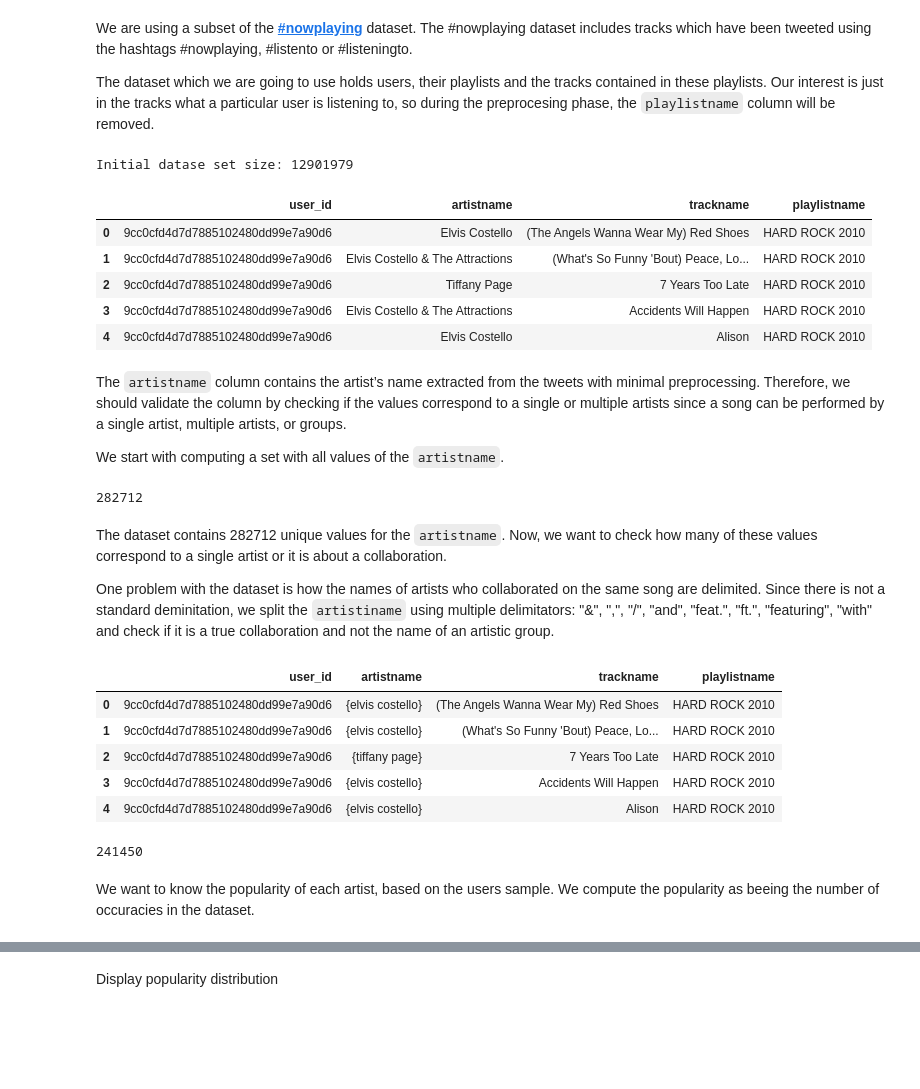
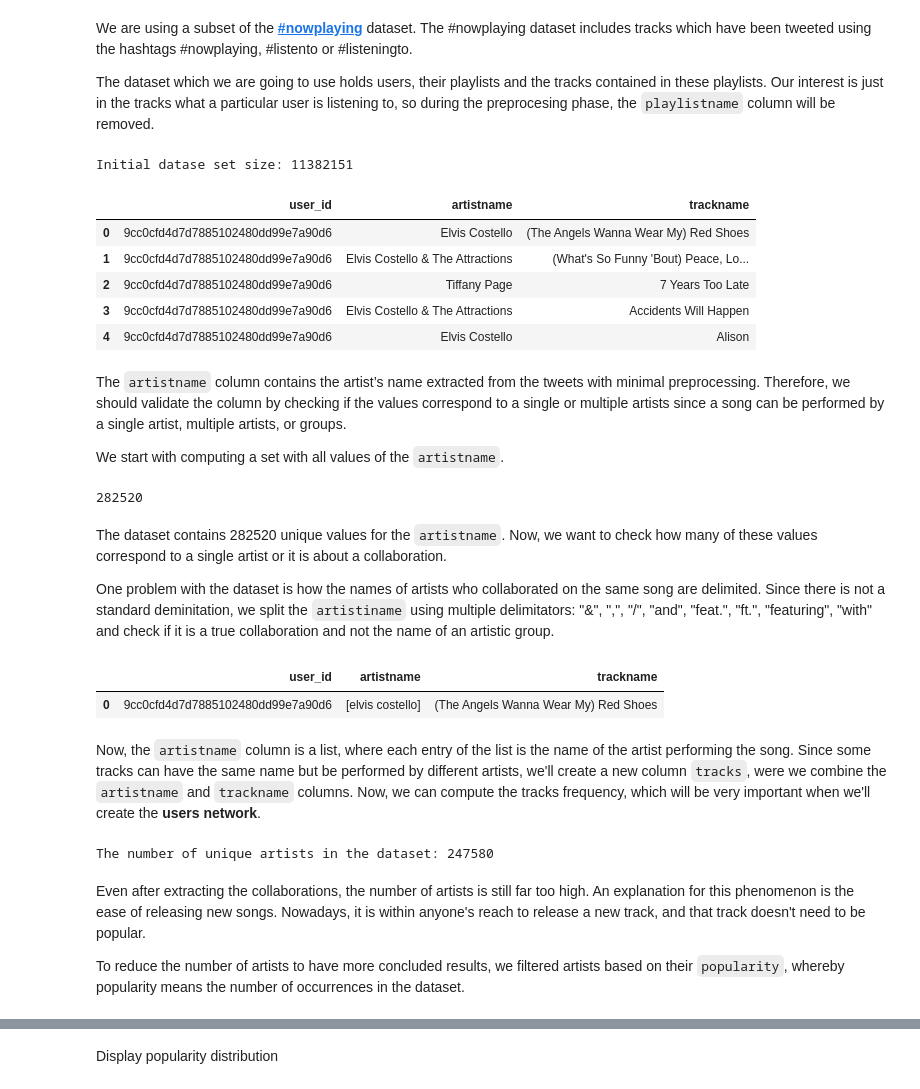
Before and after one commit to bakos97/Final-project-Social-Graphs, a Jupyter notebook: notebooks/preprocess_dataset.ipynb, the cells around one changed output, grey strips where cells are left out. Drawn from its saved outputs; the diff is of its cells as text; code cells hidden in the pictures; blank space fills up the shorter version.

```diff
--- a/notebooks/preprocess_dataset.ipynb
+++ b/notebooks/preprocess_dataset.ipynb
@@ -32,23 +47,29 @@ We are using a subset of the [**#nowplaying**](https://dbis.uibk.ac.at/sites/def
 
 The dataset which we are going to use holds users, their playlists and the tracks contained in these playlists. Our interest is just in the tracks what a particular user is listening to, so during the preprocesing phase, the `playlistname` column will be removed.
 # %%
-spotify_df = pd.read_csv('/content/drive/MyDrive/SocialGraphs/spotify_dataset.csv',
+spotify_df = pd.read_csv('/content/drive/MyDrive/SocialGraphs/Spotify_data/spotify_dataset.csv',
                          skiprows=1,
                          names=['user_id', 'artistname', 'trackname', 'playlistname'],
                          on_bad_lines='skip')
-spotify_df.dropna()
+# drop column with NaN
+spotify_df = spotify_df.dropna()
+# remove playlist column
+spotify_df = spotify_df.drop(columns=['playlistname'])
+# some titles contain only numbers, we force everything to be a string
+spotify_df["trackname"] = spotify_df.trackname.apply(str)
+# # remove a user's duplicate tracks
+spotify_df = spotify_df.drop_duplicates()
 
-df_size = len(spotify_df)
-print("Initial datase set size:", df_size)
+print("Initial datase set size:", len(spotify_df))
 spotify_df.head()
 # %% [output]
-Initial datase set size: 12901979
+Initial datase set size: 11382151
-|  | user_id | artistname | trackname | playlistname |
-| 0 | 9cc0cfd4d7d7885102480dd99e7a90d6 | Elvis Costello | (The Angels Wanna Wear My) Red Shoes | HARD ROCK 2010 |
-| 1 | 9cc0cfd4d7d7885102480dd99e7a90d6 | Elvis Costello & The Attractions | (What's So Funny 'Bout) Peace, Lo... | HARD ROCK 2010 |
-| 2 | 9cc0cfd4d7d7885102480dd99e7a90d6 | Tiffany Page | 7 Years Too Late | HARD ROCK 2010 |
-| 3 | 9cc0cfd4d7d7885102480dd99e7a90d6 | Elvis Costello & The Attractions | Accidents Will Happen | HARD ROCK 2010 |
-| 4 | 9cc0cfd4d7d7885102480dd99e7a90d6 | Elvis Costello | Alison | HARD ROCK 2010 |
+|  | user_id | artistname | trackname |
+| 0 | 9cc0cfd4d7d7885102480dd99e7a90d6 | Elvis Costello | (The Angels Wanna Wear My) Red Shoes |
+| 1 | 9cc0cfd4d7d7885102480dd99e7a90d6 | Elvis Costello & The Attractions | (What's So Funny 'Bout) Peace, Lo... |
+| 2 | 9cc0cfd4d7d7885102480dd99e7a90d6 | Tiffany Page | 7 Years Too Late |
+| 3 | 9cc0cfd4d7d7885102480dd99e7a90d6 | Elvis Costello & The Attractions | Accidents Will Happen |
+| 4 | 9cc0cfd4d7d7885102480dd99e7a90d6 | Elvis Costello | Alison |
 # %% [markdown]
 The `artistname` column contains the artist’s name extracted from the tweets with minimal preprocessing. Therefore, we should validate the column by checking if the values correspond to a single or multiple artists since a song can be performed by a single artist, multiple artists, or groups.
 
@@ -58,8 +79,8 @@ We start with computing a set with all values of the `artistname`.
 artists_set = set(map(lambda artist: str(artist).lower(), spotify_df.artistname))
 len(artists_set)
 # %% [output]
-282712
+282520
 # %% [markdown]
-The dataset contains 282712 unique values for the `artistname`. Now, we want to check how many of these values correspond to a single artist or it is about a collaboration.
+The dataset contains 282520 unique values for the `artistname`. Now, we want to check how many of these values correspond to a single artist or it is about a collaboration.
 
 One problem with the dataset is how the names of artists who collaborated on the same song are delimited. Since there is not a standard deminitation, we split the `artistiname` using multiple delimitators: "&", ",",  "/", "and", "feat.", "ft.", "featuring", "with" and check if it is a true collaboration and not the name of an artistic group.
@@ -80,9 +92,7 @@ for idx, entry in spotify_df.iterrows():
 # %%
-spotify_df.head()
+spotify_df.head(1)
 # %% [output]
-|  | user_id | artistname | trackname | playlistname |
-| 0 | 9cc0cfd4d7d7885102480dd99e7a90d6 | {elvis costello} | (The Angels Wanna Wear My) Red Shoes | HARD ROCK 2010 |
-| 1 | 9cc0cfd4d7d7885102480dd99e7a90d6 | {elvis costello} | (What's So Funny 'Bout) Peace, Lo... | HARD ROCK 2010 |
-| 2 | 9cc0cfd4d7d7885102480dd99e7a90d6 | {tiffany page} | 7 Years Too Late | HARD ROCK 2010 |
-| 3 | 9cc0cfd4d7d7885102480dd99e7a90d6 | {elvis costello} | Accidents Will Happen | HARD ROCK 2010 |
-| 4 | 9cc0cfd4d7d7885102480dd99e7a90d6 | {elvis costello} | Alison | HARD ROCK 2010 |
+|  | user_id | artistname | trackname |
+| 0 | 9cc0cfd4d7d7885102480dd99e7a90d6 | [elvis costello] | (The Angels Wanna Wear My) Red Shoes |
+# %% [markdown]
+Now, the `artistname` column is a list, where each entry of the list is the name of the artist performing the song. Since some tracks can have the same name but be performed by different artists, we'll create a new column `tracks`, were we combine the `artistname` and `trackname` columns. Now, we can compute the tracks frequency, which will be very important when we'll create the **users network**.
@@ -89,11 +107,13 @@ spotify_df.head()
 # %%
 # update artists set
 artists_set = set([artist for artists in spotify_df.artistname for artist in artists])
-len(artists_set)
+print("The number of unique artists in the dataset:", len(artists_set))
 # %% [output]
-241450
+The number of unique artists in the dataset: 247580
-# %% [markdown]
-We want to know the popularity of each artist, based on the users sample. We compute the popularity as beeing the number of occuracies in the dataset.
+# %% [markdown]
+Even after extracting the collaborations, the number of artists is still far too high. An explanation for this phenomenon is the ease of releasing new songs. Nowadays, it is within anyone's reach to release a new track, and that track doesn't need to be popular.
+
+To reduce the number of artists to have more concluded results, we filtered artists based on their `popularity`, whereby popularity means the number of occurrences in the dataset.
 # %%
 # compute number of occurancies
 popularity = Counter(x for xs in spotify_df.artistname for x in set(xs))
```
Also changed, not shown: parts of 85 cells of this notebook, 3 other files.
